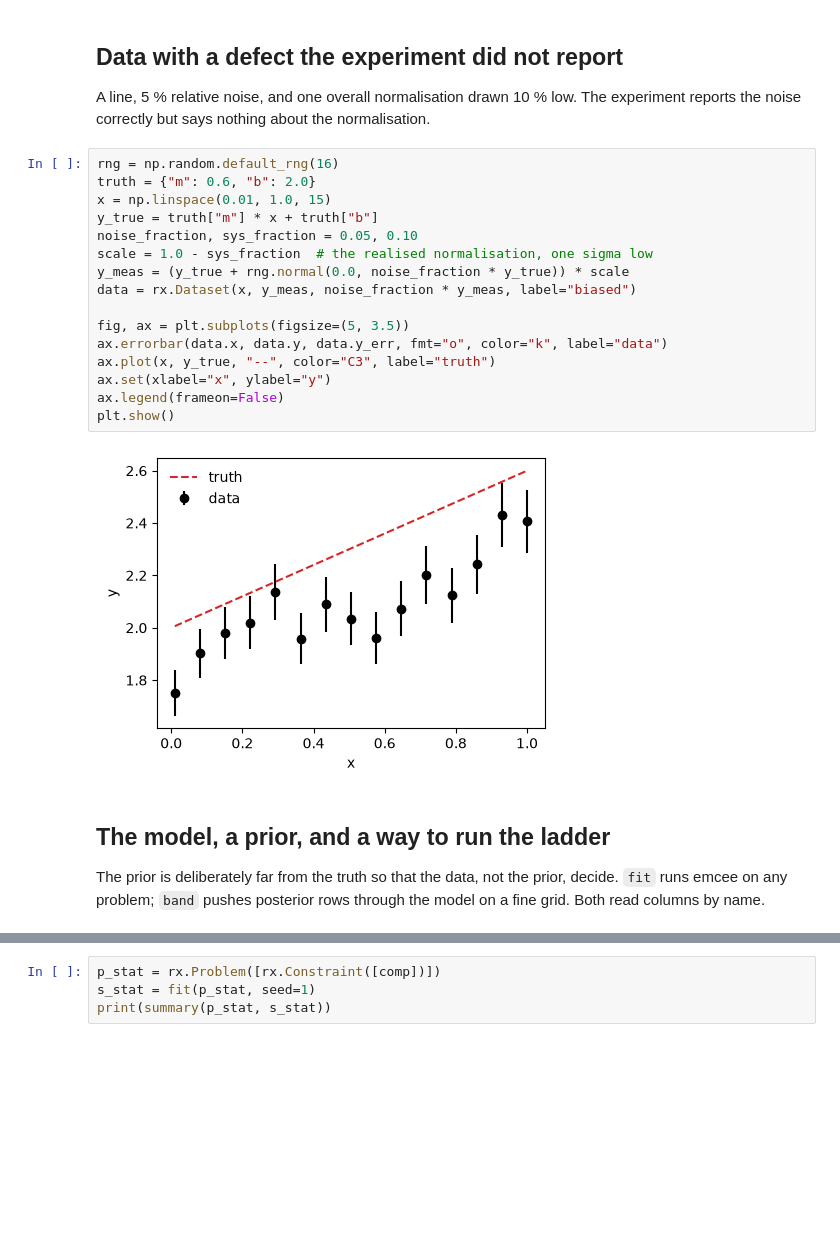
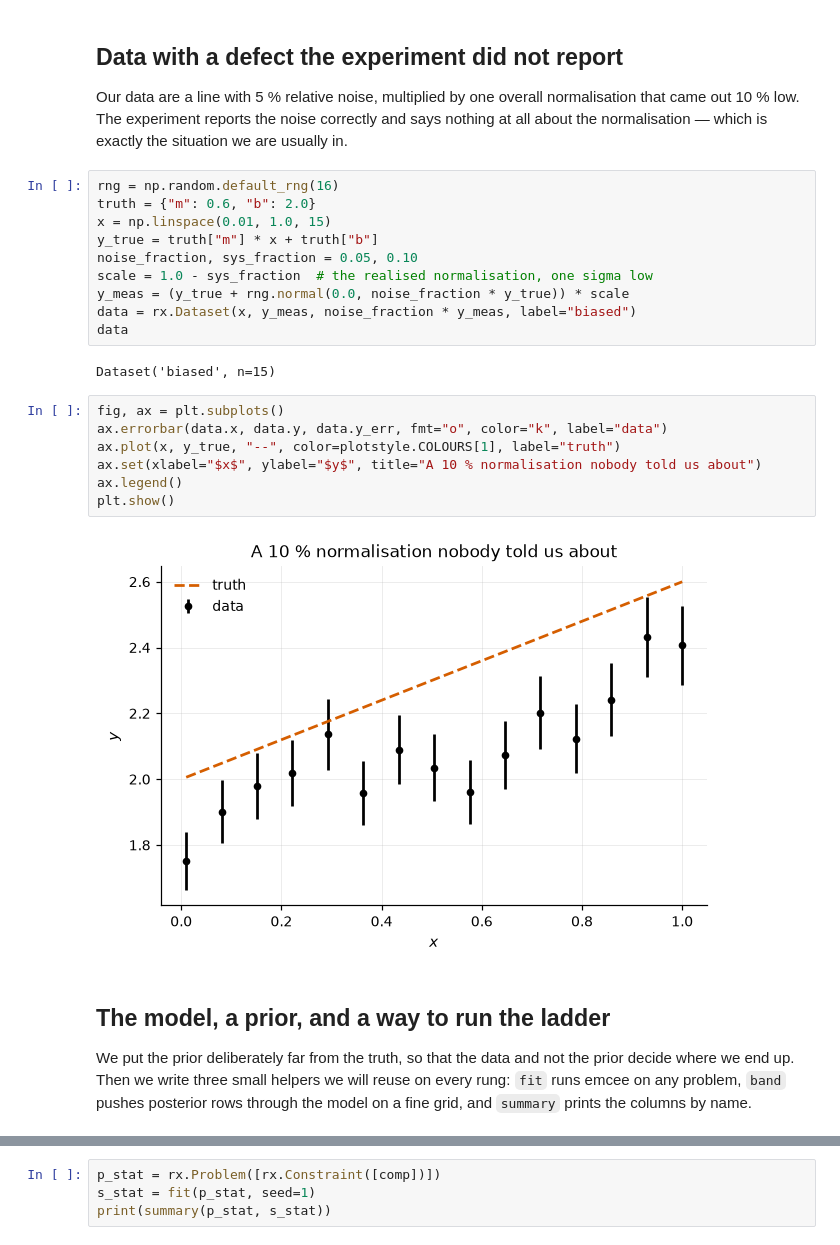
Before and after one commit to beykyle/rxmc, a Jupyter notebook: examples/error_models.ipynb, the cells around one changed output, grey strips where cells are left out. Cells and saved outputs as stored; diff of their text form; blank space fills up the shorter version.

```diff
--- a/examples/error_models.ipynb
+++ b/examples/error_models.ipynb
@@ -37,9 +48,10 @@ rest of this notebook is a tour of what the choice of terms does.
 # %% [markdown]
 ## Data with a defect the experiment did not report
 
-A line, 5 % relative noise, and one overall normalisation drawn 10 % low.
-The experiment reports the noise correctly but says nothing about the
-normalisation.
+Our data are a line with 5 % relative noise, multiplied by one overall
+normalisation that came out 10 % low.  The experiment reports the noise
+correctly and says nothing at all about the normalisation — which is exactly
+the situation we are usually in.
 # %%
 rng = np.random.default_rng(16)
 truth = {"m": 0.6, "b": 2.0}
@@ -49,18 +61,22 @@ noise_fraction, sys_fraction = 0.05, 0.10
 scale = 1.0 - sys_fraction  # the realised normalisation, one sigma low
 y_meas = (y_true + rng.normal(0.0, noise_fraction * y_true)) * scale
 data = rx.Dataset(x, y_meas, noise_fraction * y_meas, label="biased")
-
-fig, ax = plt.subplots(figsize=(5, 3.5))
-ax.errorbar(data.x, data.y, data.y_err, fmt="o", color="k", label="data")
-ax.plot(x, y_true, "--", color="C3", label="truth")
-ax.set(xlabel="x", ylabel="y")
-ax.legend(frameon=False)
-plt.show()
+data
 # %% [output]
-[figure, removed]
+Dataset('biased', n=15)
+# %%
+fig, ax = plt.subplots()
+ax.errorbar(data.x, data.y, data.y_err, fmt="o", color="k", label="data")
+ax.plot(x, y_true, "--", color=plotstyle.COLOURS[1], label="truth")
+ax.set(xlabel="$x$", ylabel="$y$", title="A 10 % normalisation nobody told us about")
+ax.legend()
+plt.show()
+# %% [output]
+[figure, added]
 # %% [markdown]
 ## The model, a prior, and a way to run the ladder
 
-The prior is deliberately far from the truth so that the data, not the
-prior, decide.  `fit` runs emcee on any problem; `band` pushes posterior
-rows through the model on a fine grid.  Both read columns by name.
+We put the prior deliberately far from the truth, so that the data and not the
+prior decide where we end up.  Then we write three small helpers we will reuse
+on every rung: `fit` runs emcee on any problem, `band` pushes posterior rows
+through the model on a fine grid, and `summary` prints the columns by name.
```
Also changed, not shown: parts of 24 cells of this notebook, 4 other files.
